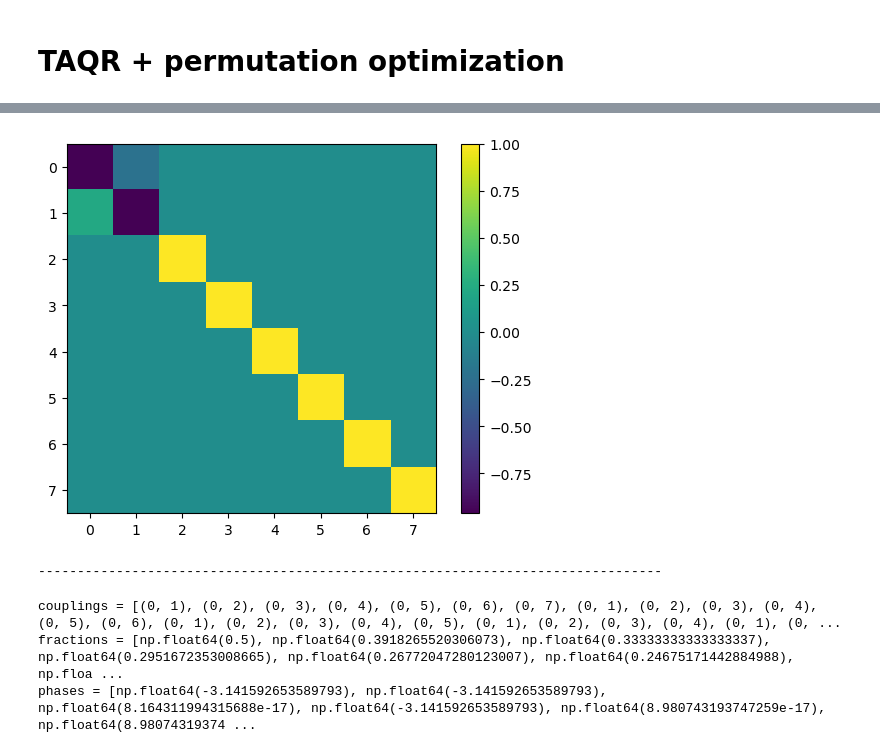
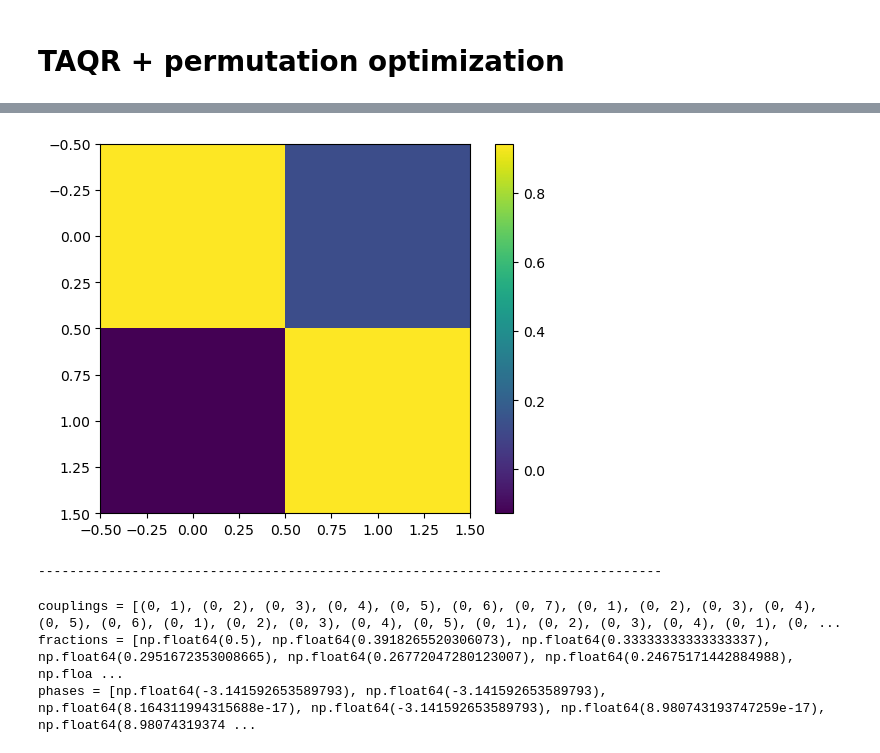
Before and after one commit to GauravTathed/PhD_python_scripts, a Jupyter notebook: Unitary_decomp/decomposer.ipynb, the cells around one changed output, grey strips where cells are left out. Drawn from its saved outputs; the diff is of its cells as text; code cells hidden in the pictures.

```diff
--- a/Unitary_decomp/decomposer.ipynb
+++ b/Unitary_decomp/decomposer.ipynb
@@ -669,7 +669,7 @@ def scheme_permutations(scheme):
 
 def decompose_and_reconstruct(U, scheme, tol=1e-10):
     rotation_mats, V = taqr_eliminate(U, scheme, tol)
-    # print('V matrix after elimination:\n', np.round(V, 3))
+    print('V matrix after elimination:\n', np.round(V, 3))
     P = compute_phase_gate_from_V(V)
     U_rec = P.conj().T
     for G in reversed(rotation_mats):
@@ -733,7 +733,7 @@ def demo():
 #             print("Sequence:")
 #             print_sequence(rots, P)
 
-
+dim = 2
 adj = build_star_adj(dim, center=0)
 scheme = build_taqr_scheme(adj)
 # print("Base TAQR scheme:")
@@ -830,8 +830,8 @@ frame = [0.         0.         0.         3.14159265 3.14159265 0.
 # %%
 import numpy as np
 import math  # For np.hypot
+import matplotlib.pyplot as plt
 from scipy.linalg import expm
-import matplotlib.pyplot as plt
 
 def coupling_operator_with_phase(i, j, dim, phi):
     op = np.zeros((dim, dim), dtype=complex)
@@ -895,6 +895,12 @@ couplings = [(0, 1), (0, 2), (0, 3), (0, 4), (0, 5), (0, 6), (0, 7), (0, 1), (0,
 fractions = [1.6096777525692307, 0.8608171011747027, 0.30547415640862446, 0.25967140666978633, 0.2666998798118558, 0.0875504652741988, 1.3581218504459613, 0.828246082015578, 0.3436075086042229, 0.23943151025269463, 0.20040309457356908, 0.30638914616984136, 1.1439449415578857, 1.5371039556103876, 0.22299417818011738, 0.259309255004383, 0.17043268807281864, 0.809211967892588, 0.9642964657909311, 0.553241991116772, 0.17839818033766264, 1.4653667709093983, 0.7967877062488586, 0.6303375695787067, 1.3476896920370653, 1.7691401831031792, 0.8007379244403713, 1.8223684345241549]
 phases = [2.5634575023836437, 1.4124880461114435, 5.615417283827984, 0.4847151206804905, 0.9383877126067718, 4.293663675981408, 4.71238898038469, 3.737400215681663, 3.3201509445328057, 3.880540111141039, 5.248840296246378, 0.1402202927498717, 4.71238898038469, 3.3494440257581104, 3.466854852711893, 3.9655630006326943, 3.1253618050075618, 4.71238898038469, 4.2255836110404505, 1.9884471274239774, 5.056553765645305, 4.71238898038469, 1.719187581033568, 4.3728852403767355, 4.71238898038469, 3.6389300442617385, 4.71238898038469, 4.077127751316942]
 
+dim = 2
+
+couplings = [(0, 1)]
+fractions = [0.21730497112386682]
+phases = [6.124134010144411]
+
 # couplings = [(0, 1), (0, 2), (0, 3), (0, 4), (0, 5), (0, 6), (0, 7), (0, 1), (0, 2), (0, 3), (0, 4), (0, 5), (0, 6), (0, 1), (0, 2), (0, 3), (0, 4), (0, 5), (0, 1), (0, 2), (0, 3), (0, 4), (0, 1), (0, 2), (0, 3), (0, 1), (0, 2), (0, 1)]
 # fractions = [0.39032224743076926, 0.8608171011747027, 0.30547415640862446, 0.25967140666978633, 0.2666998798118558, 0.0875504652741988, 0.6418781495540387, 0.828246082015578, 0.3436075086042229, 0.23943151025269463, 0.20040309457356908, 0.30638914616984136, 0.8560550584421143, 0.4628960443896124, 0.22299417818011738, 0.259309255004383, 0.17043268807281864, 0.809211967892588, 0.9642964657909311, 0.553241991116772, 0.17839818033766264, 0.5346332290906017, 0.7967877062488586, 0.6303375695787067, 0.6523103079629347, 0.23085981689682078, 0.8007379244403713, 0.17763156547584513]
 # phases = [5.705050155973437, 4.554080699701236, 2.473824630238191, 3.6263077742702836, 4.079980366196565, 1.152071022391615, 4.71238898038469, 0.5958075620918697, 3.3201509445328057, 3.880540111141039, 5.248840296246378, 0.1402202927498717, 1.5707963267948966, 0.20785137216831728, 3.466854852711893, 3.9655630006326943, 3.1253618050075618, 4.71238898038469, 4.2255836110404505, 1.9884471274239774, 5.056553765645305, 1.5707963267948966, 4.860780234623361, 1.2312925867869424, 4.71238898038469, 0.4973373906719454, 1.5707963267948966, 0.9355350977271488]
@@ -907,38 +913,38 @@ phases = [2.5634575023836437, 1.4124880461114435, 5.615417283827984, 0.484715120
 # fractions = [np.float64(0.5), np.float64(0.3918265520306073), np.float64(0.33333333333333337), np.float64(0.2951672353008665), np.float64(0.26772047280123007), np.float64(0.24675171442884988), np.float64(0.7699465438373841), np.float64(0.5879256673992909), np.float64(0.27476887848053044), np.float64(0.34009886288565894), np.float64(0.23916155444575746), np.float64(0.26885747897824164), np.float64(0.7877043849903435), np.float64(0.36817943546627113), np.float64(0.5370081068817629), np.float64(0.2663749771163088), np.float64(0.1571487020152218), np.float64(0.7716794266059832), np.float64(0.667920473082149), np.float64(0.1936583913266888), np.float64(0.30002168522496064), np.float64(0.7821956331410145), np.float64(0.3452290940150291), np.float64(0.2749918585576221), np.float64(0.8867681988873792), np.float64(0.7495714168246118), np.float64(0.8805636061034463), np.float64(0.5293790272533255)]
 # phases = [np.float64(-3.141592653589793), np.float64(-3.141592653589793), np.float64(8.164311994315688e-17), np.float64(-3.141592653589793), np.float64(8.980743193747259e-17), np.float64(8.980743193747259e-17), np.float64(0.0), np.float64(1.7349162987920835e-16), np.float64(3.141592653589793), np.float64(-3.141592653589793), np.float64(3.141592653589793), np.float64(-3.141592653589793), np.float64(3.141592653589793), np.float64(3.141592653589793), np.float64(1.5175328388903128e-17), np.float64(-3.141592653589793), np.float64(-3.141592653589793), np.float64(3.141592653589793), np.float64(8.815115296583784e-18), np.float64(2.257475485564338e-16), np.float64(-6.72037973889011e-17), np.float64(6.283185307179586), np.float64(-3.141592653589793), np.float64(-3.141592653589793), np.float64(3.141592653589793), np.float64(1.1039444628521437e-16), np.float64(6.283185307179586), np.float64(0.0)]
 
-for i in range(len(base_rots))[:]:
+# for i in range(len(base_rots))[:]:
 
-    couplings = [(0, 1), (0, 2), (0, 3), (0, 4), (0, 5), (0, 6), (0, 7), (0, 1), (0, 2), (0, 3), (0, 4), (0, 5), (0, 6), (0, 1), (0, 2), (0, 3), (0, 4), (0, 5), (0, 1), (0, 2), (0, 3), (0, 4), (0, 1), (0, 2), (0, 3), (0, 1), (0, 2), (0, 1)]
-    fractions = [1.6096777525692307, 0.8608171011747027, 0.30547415640862446, 0.25967140666978633, 0.2666998798118558, 0.0875504652741988, 1.3581218504459613, 0.828246082015578, 0.3436075086042229, 0.23943151025269463, 0.20040309457356908, 0.30638914616984136, 1.1439449415578857, 1.5371039556103876, 0.22299417818011738, 0.259309255004383, 0.17043268807281864, 0.809211967892588, 0.9642964657909311, 0.553241991116772, 0.17839818033766264, 1.4653667709093983, 0.7967877062488586, 0.6303375695787067, 1.3476896920370653, 1.7691401831031792, 0.8007379244403713, 1.8223684345241549]
-    phases = [2.5634575023836437, 1.4124880461114435, 5.615417283827984, 0.4847151206804905, 0.9383877126067718, 4.293663675981408, 4.71238898038469, 3.737400215681663, 3.3201509445328057, 3.880540111141039, 5.248840296246378, 0.1402202927498717, 4.71238898038469, 3.3494440257581104, 3.466854852711893, 3.9655630006326943, 3.1253618050075618, 4.71238898038469, 4.2255836110404505, 1.9884471274239774, 5.056553765645305, 4.71238898038469, 1.719187581033568, 4.3728852403767355, 4.71238898038469, 3.6389300442617385, 4.71238898038469, 4.077127751316942]
+#     couplings = [(0, 1), (0, 2), (0, 3), (0, 4), (0, 5), (0, 6), (0, 7), (0, 1), (0, 2), (0, 3), (0, 4), (0, 5), (0, 6), (0, 1), (0, 2), (0, 3), (0, 4), (0, 5), (0, 1), (0, 2), (0, 3), (0, 4), (0, 1), (0, 2), (0, 3), (0, 1), (0, 2), (0, 1)]
+#     fractions = [1.6096777525692307, 0.8608171011747027, 0.30547415640862446, 0.25967140666978633, 0.2666998798118558, 0.0875504652741988, 1.3581218504459613, 0.828246082015578, 0.3436075086042229, 0.23943151025269463, 0.20040309457356908, 0.30638914616984136, 1.1439449415578857, 1.5371039556103876, 0.22299417818011738, 0.259309255004383, 0.17043268807281864, 0.809211967892588, 0.9642964657909311, 0.553241991116772, 0.17839818033766264, 1.4653667709093983, 0.7967877062488586, 0.6303375695787067, 1.3476896920370653, 1.7691401831031792, 0.8007379244403713, 1.8223684345241549]
+#     phases = [2.5634575023836437, 1.4124880461114435, 5.615417283827984, 0.4847151206804905, 0.9383877126067718, 4.293663675981408, 4.71238898038469, 3.737400215681663, 3.3201509445328057, 3.880540111141039, 5.248840296246378, 0.1402202927498717, 4.71238898038469, 3.3494440257581104, 3.466854852711893, 3.9655630006326943, 3.1253618050075618, 4.71238898038469, 4.2255836110404505, 1.9884471274239774, 5.056553765645305, 4.71238898038469, 1.719187581033568, 4.3728852403767355, 4.71238898038469, 3.6389300442617385, 4.71238898038469, 4.077127751316942]
 
-    fractions[6] = fractions[6]
-    phases[6] = phases[6] + 0
-    idx = i
-    couplings =  [couplings[idx]]
-    fractions =  [fractions[idx] ]
-    phases = np.array([phases[idx]])/np.pi + 0
-    print(i, couplings, fractions, phases)
-    print(len(couplings))
+#     fractions[6] = fractions[6]
+#     phases[6] = phases[6] + 0
+#     idx = i
+#     couplings =  [couplings[idx]]
+#     fractions =  [fractions[idx] ]
+#     phases = np.array([phases[idx]])/np.pi + 0
+#     print(i, couplings, fractions, phases)
+#     print(len(couplings))
 
-    print(sum(fractions))
-    fixed_phase_flags = np.array(phases)  # Normalize phases to be in [0, 2)
-    rabi_freqs = [1]*len(couplings)
+#     print(sum(fractions))
+fixed_phase_flags = np.array(phases)  # Normalize phases to be in [0, 2)
+rabi_freqs = [1]*len(couplings)
 
-    # couplings, fixed_phase_flags = fix_couplings_and_phases(couplings, fixed_phase_flags)
-    # print("Fixed Couplings and Phase Flags:")
-    # print(couplings, fixed_phase_flags)
+# couplings, fixed_phase_flags = fix_couplings_and_phases(couplings, fixed_phase_flags)
+# print("Fixed Couplings and Phase Flags:")
+# print(couplings, fixed_phase_flags)
 
-    # Build the target unitary using the original pulses.
-    A2 = unitary(couplings, rabi_freqs, fractions, fixed_phase_flags, dim)
-    if norm(A2 - base_rots[i]) < 1e-8:
-        print("Original pulse sequence already matches the target unitary.")
-    else:
-        print("Original pulse sequence does not match the target unitary. Difference:", norm(A2 - base_rots[i]))
+# Build the target unitary using the original pulses.
+A2 = unitary(couplings, rabi_freqs, fractions, fixed_phase_flags, dim)
+# if norm(A2 - base_rots[i]) < 1e-8:
+#     print("Original pulse sequence already matches the target unitary.")
+# else:
+#     print("Original pulse sequence does not match the target unitary. Difference:", norm(A2 - base_rots[i]))
 
-    print("\nTarget Unitary (rounded):")
-    print(np.round(A2, 3))
+print("\nTarget Unitary (rounded):")
+print(np.round(A2, 3))
 print('--------------------------------------------------------------------------------')
 plt.imshow(np.real(A2))
 plt.colorbar()
@@ -964,4 +957,4 @@ Target Unitary (rounded):
 --------------------------------------------------------------------------------
-[figure, old version]
+[figure, new version]
 --------------------------------------------------------------------------------
 # %%
```
Also changed, not shown: parts of 2 cells of this notebook, 14 other files.
